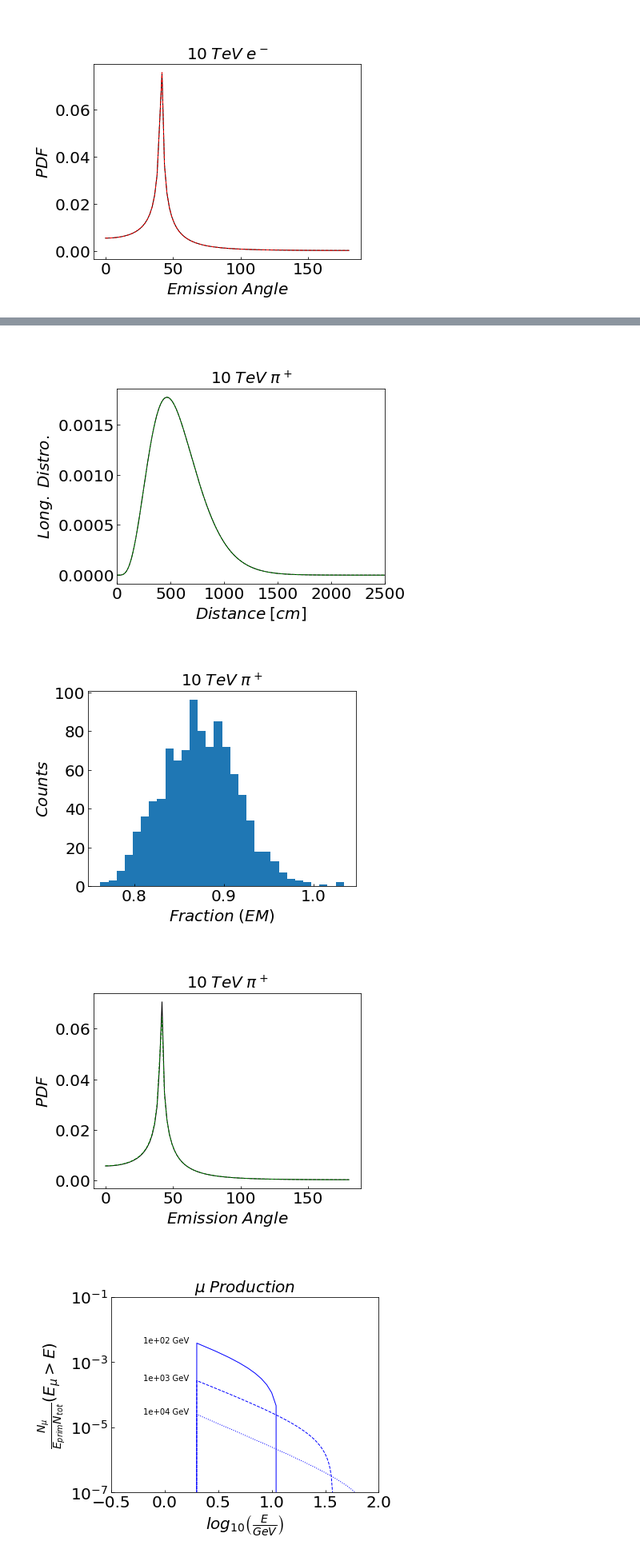
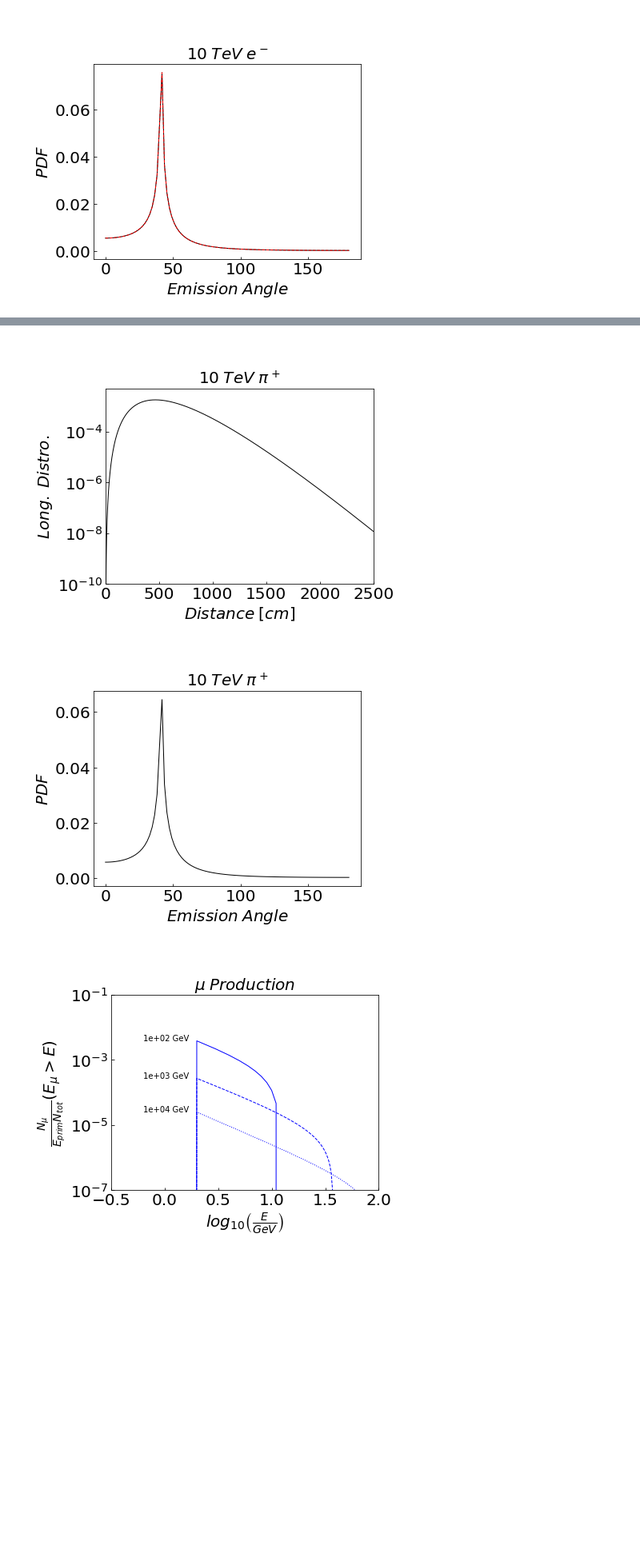
Before and after one commit to MeighenBergerS/fennel, a Jupyter notebook: notebooks/example_jax.ipynb, the cells around one changed output, grey strips where cells are left out. Shown at 80% size. Drawn from its saved outputs; the diff is of its cells as text; code cells hidden in the pictures; blank space fills up the shorter version.

```diff
--- a/notebooks/example_jax.ipynb
+++ b/notebooks/example_jax.ipynb
@@ -375,2 +380,22 @@ had_angles_val = had_angles_func(test_energy, angle_grid, 1.33, fennel_instance.
+# %%
+# Wrap in list comprehension for multiple values
+had_dcounts_val = np.array([
+    had_dcounts(test_energy, wavelength)
+    for wavelength in wavelengths
+])
+had_dcounts_sampler_val = np.array([
+    had_dcounts_sampler(test_energy, wavelength)
+    for wavelength in wavelengths
+])
+had_em_frac_mean = had_em_frac(test_energy)
+had_em_frac_samples = had_em_frac_sample(test_energy)
+had_long_val = np.array([
+    had_long(test_energy, z)
+    for z in zgrid
+])
+had_angles_val = np.array([
+    had_angles(test_energy, angle, 1.33)
+    for angle in angle_grid
+])
 # %%
 # How to calculate the total counts
@@ -384,9 +411,8 @@ figure, (ax1) = plt.subplots(
     1, 1,
     figsize=(std_size, std_size * 6. / 8.),
 )
-ax1.plot(wavelengths, had_counts_diff, linewidth=lw, color='k')
-ax1.plot(wavelengths, had_counts_diff_val, linewidth=lw, color='g', ls='--')
-ax1.plot(wavelengths, had_counts_single, linewidth=lw, color='r')
+ax1.plot(wavelengths, had_dcounts_val, linewidth=lw, color='k')
+ax1.step(wavelengths, had_dcounts_sampler_val, linewidth=lw, color='r', ls='-')
 # ---------------------------------------------
 # Plotting options
 ax1.set_xscale('linear')
@@ -407,7 +433,7 @@ plt.show()
 # ---------------------------------------------
 # Storing the image
 figure.savefig(
-    PICS + "Single_Had_Wavelength.png",
+    PICS + "Single_Had_Wavelength_JAX.png",
     bbox_inches='tight', dpi=export_dpi)
 # ----------------------------------------------
 # ----------------------------------------------
@@ -416,14 +442,12 @@ figure, (ax1) = plt.subplots(
     1, 1,
     figsize=(std_size, std_size * 6. / 8.),
 )
-ax1.plot(zgrid, had_long[0] / np.trapz(had_long[0], x=zgrid),
+ax1.plot(zgrid, had_long_val / np.trapz(had_long_val, x=zgrid),
          linewidth=lw, color='k')
-ax1.plot(zgrid, had_long_val[0] / np.trapz(had_long_val[0], x=zgrid),
-         linewidth=lw, color='g', ls='--')
 # ---------------------------------------------
 # Plotting options
 ax1.set_xscale('linear')
-ax1.set_yscale('linear')
+ax1.set_yscale('log')
 ax1.set_xlabel(r'$Distance\;[cm]$', fontsize=fontsize)
 ax1.set_ylabel(r'$Long.\;Distro.$', fontsize=fontsize)
 ax1.tick_params(axis = 'both', which = 'major', labelsize=fontsize, direction='in')
@@ -435,40 +459,11 @@ lgd1 = ax1.legend(h, l, loc=9, bbox_to_anchor=(0.5, +1.27),
 ax1.add_artist(lgd1)
 ax1.set_title("$10\;TeV\;\pi^+$", fontsize=fontsize)
 ax1.set_xlim(0, 2500)
-# ax1.set_ylim(1e-3, 1e2)
+ax1.set_ylim(1e-10, 5e-3)
 plt.show()
 # ---------------------------------------------
 # Storing the image
-figure.savefig(PICS + "Single_Had_Long.png",
-               bbox_inches='tight', dpi=export_dpi)
-# ----------------------------------------------
-# ----------------------------------------------
-# Fraction
-figure, (ax1) = plt.subplots(
-    1, 1,
-    figsize=(std_size, std_size * 6. / 8.),
-)
-count, bins, ignored = ax1.hist(np.array(em_frac_samples).flatten(), 30, density=False)
-# ---------------------------------------------
-# Plotting options
-ax1.set_xscale('linear')
-ax1.set_yscale('linear')
-ax1.set_xlabel(r'$Fraction\;(EM)$', fontsize=fontsize)
-ax1.set_ylabel(r'$Counts$', fontsize=fontsize)
-ax1.tick_params(axis = 'both', which = 'major', labelsize=fontsize, direction='in')
-ax1.tick_params(axis = 'both', which = 'minor', labelsize=fontsize, direction='in')
-h, l = ax1.get_legend_handles_labels()
-lgd1 = ax1.legend(h, l, loc=9, bbox_to_anchor=(0.5, +1.27),
-                  ncol=3, fontsize=fontsize, handlelength=h_length,
-                  fancybox=True, frameon=False)
-ax1.add_artist(lgd1)
-ax1.set_title("$10\;TeV\;\pi^+$", fontsize=fontsize)
-# ax1.set_xlim(0, 2500)
-# ax1.set_ylim(1e-3, 1e2)
-plt.show()
-# ---------------------------------------------
-# Storing the image
-figure.savefig(PICS + "Single_Had_Frac.png",
+figure.savefig(PICS + "Single_Had_Long_JAX.png",
                bbox_inches='tight', dpi=export_dpi)
 # ----------------------------------------------
 # ----------------------------------------------
@@ -477,10 +472,8 @@ figure, (ax1) = plt.subplots(
     1, 1,
     figsize=(std_size, std_size * 6. / 8.),
 )
-ax1.plot(angle_grid, had_angles / np.trapz(had_angles, x=angle_grid, axis=0),
+ax1.plot(angle_grid, had_angles_val / np.trapz(had_angles_val, x=angle_grid, axis=0),
          linewidth=lw, color='k')
-ax1.plot(angle_grid, had_angles_val / np.trapz(had_angles_val, x=angle_grid, axis=0),
-         linewidth=lw, color='g', ls='--')
 # ---------------------------------------------
 # Plotting options
 ax1.set_xscale('linear')
@@ -501,6 +494,6 @@ plt.show()
 # ---------------------------------------------
 # Storing the image
 figure.savefig(
-    PICS + "Single_Had_Angle.png",
+    PICS + "Single_Had_Angle_JAX.png",
     bbox_inches='tight', dpi=export_dpi)
 # %% [output]
@@ -508,4 +501,3 @@ figure.savefig(
-[figure, old version]
+[figure, new version]
-[figure, old version]
+[figure, new version]
-[figure, removed]
 # %%
```
Also changed, not shown: parts of 9 cells of this notebook, 6 other files.
